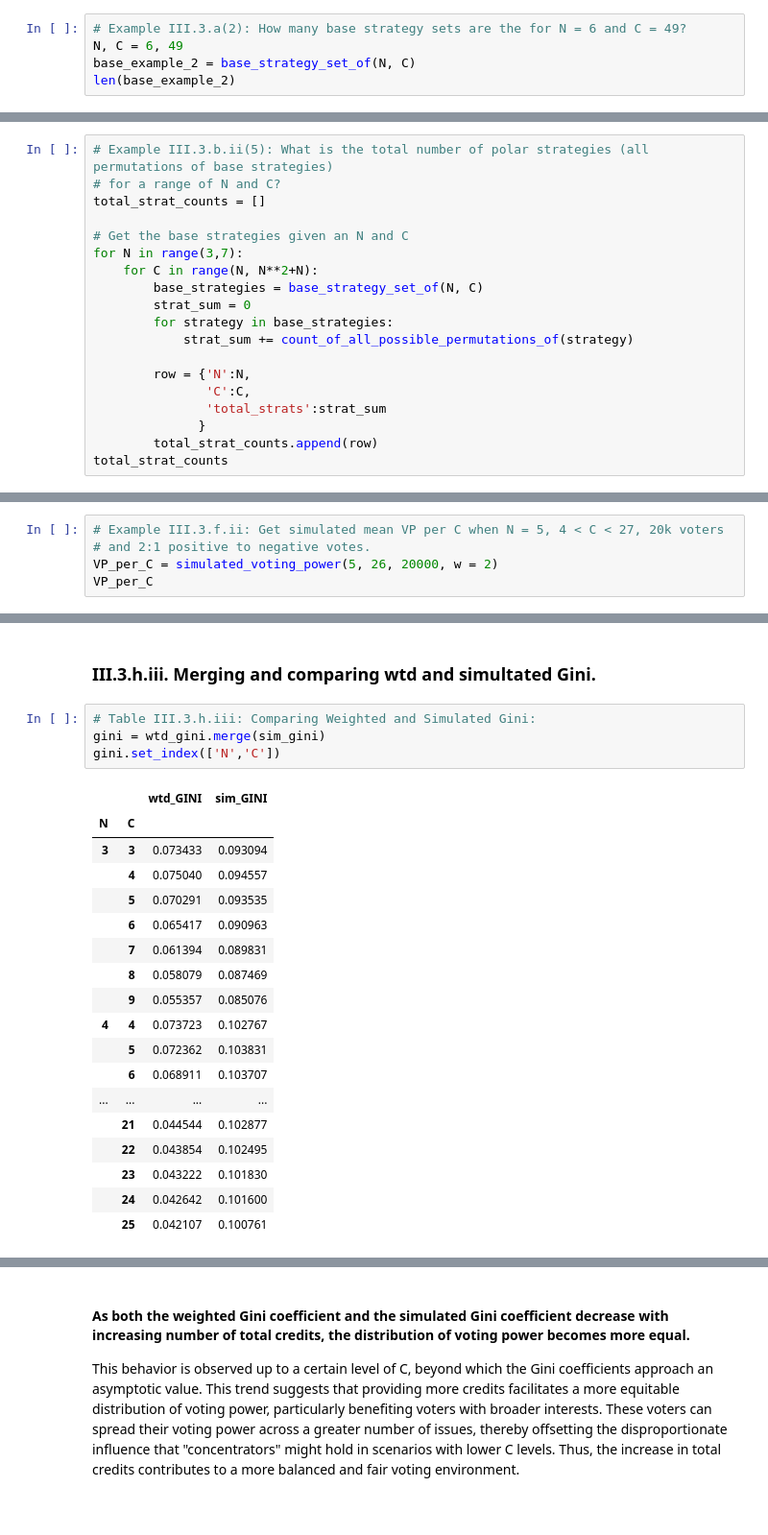
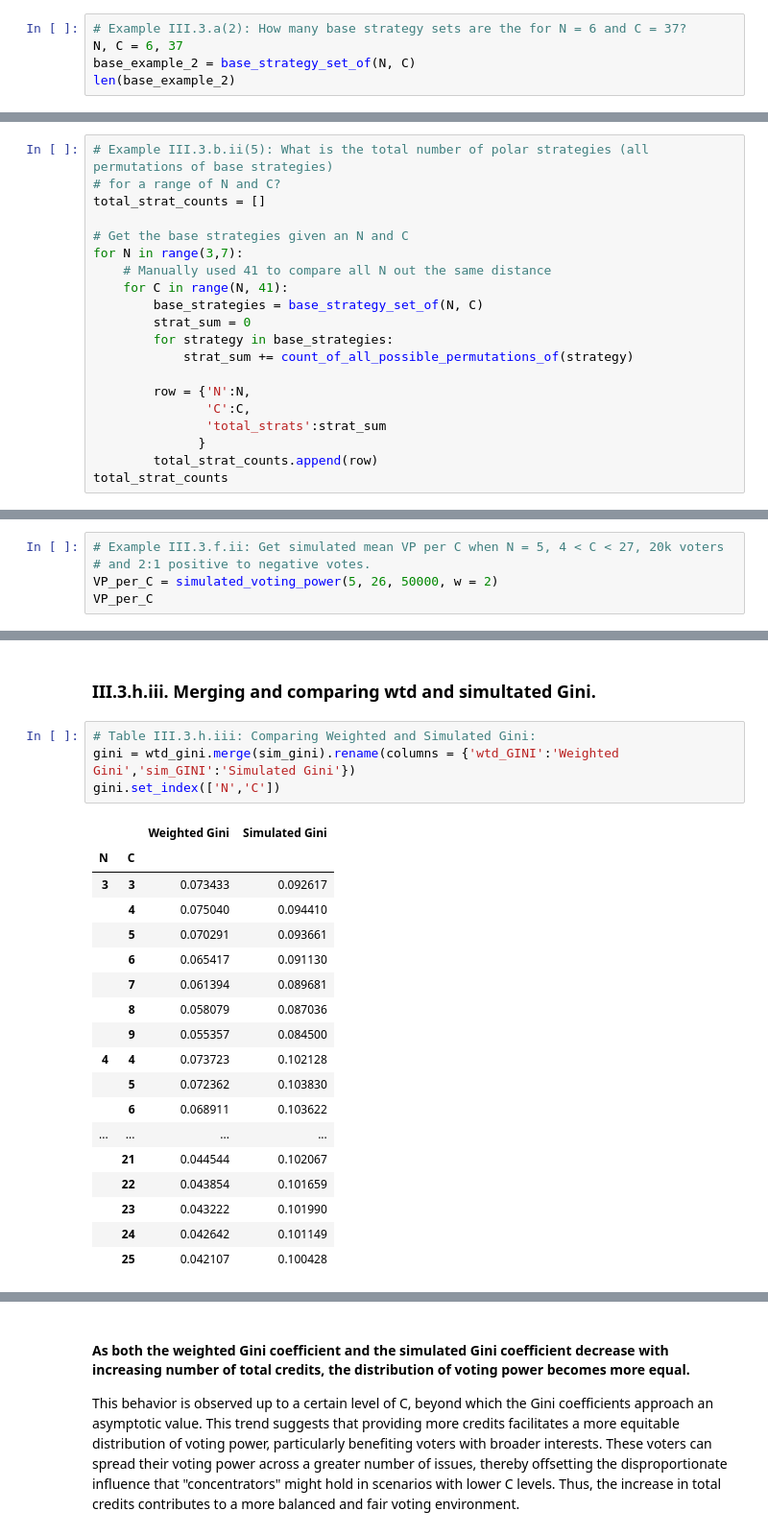
Before and after one commit to Miller-Ryan-1/quadratic-voting, a Jupyter notebook: qv_voting_credits.ipynb, the cells around one changed output, grey strips where cells are left out. Shown at 96% size. Drawn from its saved outputs; the diff is of its cells as text.

```diff
--- a/qv_voting_credits.ipynb
+++ b/qv_voting_credits.ipynb
@@ -472,8 +470,8 @@ len(base_example_1), base_example_1
   [6, 6, 4],
   [6, 5, 5]])
 # %%
-# Example III.3.a(2): How many base strategy sets are the for N = 6 and C = 49?
-N, C = 6, 49
+# Example III.3.a(2): How many base strategy sets are the for N = 6 and C = 37?
+N, C = 6, 37
 base_example_2 = base_strategy_set_of(N, C)
 len(base_example_2)
 # %% [output]
@@ -633,7 +631,8 @@ total_strat_counts = []
 
 # Get the base strategies given an N and C
 for N in range(3,7):
-    for C in range(N, N**2+N):
+    # Manually used 41 to compare all N out the same distance
+    for C in range(N, 41):
         base_strategies = base_strategy_set_of(N, C)
         strat_sum = 0
         for strategy in base_strategies:
@@ -1051,6 +1049,6 @@ def simulated_voting_power(N, Cmax, voters, w = 2):
 # %%
 # Example III.3.f.ii: Get simulated mean VP per C when N = 5, 4 < C < 27, 20k voters
 # and 2:1 positive to negative votes.
-VP_per_C = simulated_voting_power(5, 26, 20000, w = 2)
+VP_per_C = simulated_voting_power(5, 26, 50000, w = 2)
 VP_per_C
 # %% [output]
@@ -1411,24 +1411,24 @@ wtd_gini
 ### III.3.h.iii. Merging and comparing wtd and simultated Gini.
 # %%
 # Table III.3.h.iii: Comparing Weighted and Simulated Gini:
-gini = wtd_gini.merge(sim_gini)
+gini = wtd_gini.merge(sim_gini).rename(columns = {'wtd_GINI':'Weighted Gini','sim_GINI':'Simulated Gini'})
 gini.set_index(['N','C'])
 # %% [output]
-|  |  | wtd_GINI | sim_GINI |
+|  |  | Weighted Gini | Simulated Gini |
 | N | C |  |  |
-| 3 | 3 | 0.073433 | 0.093094 |
-|  | 4 | 0.075040 | 0.094557 |
-|  | 5 | 0.070291 | 0.093535 |
-|  | 6 | 0.065417 | 0.090963 |
-|  | 7 | 0.061394 | 0.089831 |
-|  | 8 | 0.058079 | 0.087469 |
-|  | 9 | 0.055357 | 0.085076 |
-| 4 | 4 | 0.073723 | 0.102767 |
-|  | 5 | 0.072362 | 0.103831 |
-|  | 6 | 0.068911 | 0.103707 |
+| 3 | 3 | 0.073433 | 0.092617 |
+|  | 4 | 0.075040 | 0.094410 |
+|  | 5 | 0.070291 | 0.093661 |
+|  | 6 | 0.065417 | 0.091130 |
+|  | 7 | 0.061394 | 0.089681 |
+|  | 8 | 0.058079 | 0.087036 |
+|  | 9 | 0.055357 | 0.084500 |
+| 4 | 4 | 0.073723 | 0.102128 |
+|  | 5 | 0.072362 | 0.103830 |
+|  | 6 | 0.068911 | 0.103622 |
 | ... | ... | ... | ... |
-|  | 21 | 0.044544 | 0.102877 |
-|  | 22 | 0.043854 | 0.102495 |
-|  | 23 | 0.043222 | 0.101830 |
-|  | 24 | 0.042642 | 0.101600 |
-|  | 25 | 0.042107 | 0.100761 |
+|  | 21 | 0.044544 | 0.102067 |
+|  | 22 | 0.043854 | 0.101659 |
+|  | 23 | 0.043222 | 0.101990 |
+|  | 24 | 0.042642 | 0.101149 |
+|  | 25 | 0.042107 | 0.100428 |
```
Also changed, not shown: parts of 21 cells of this notebook.
